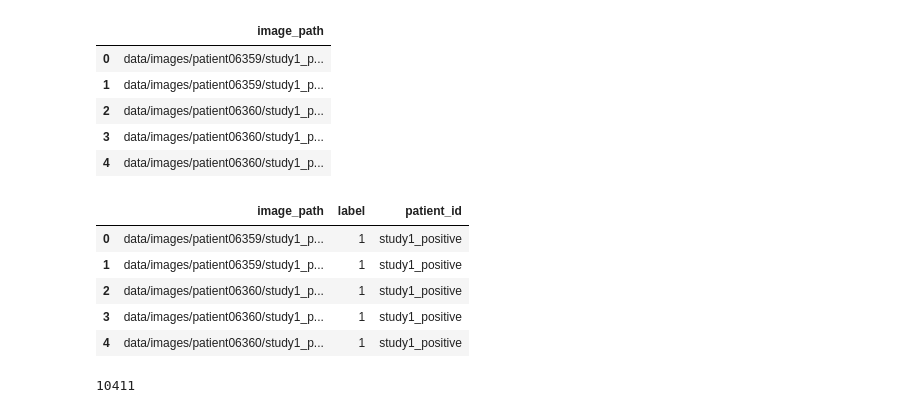
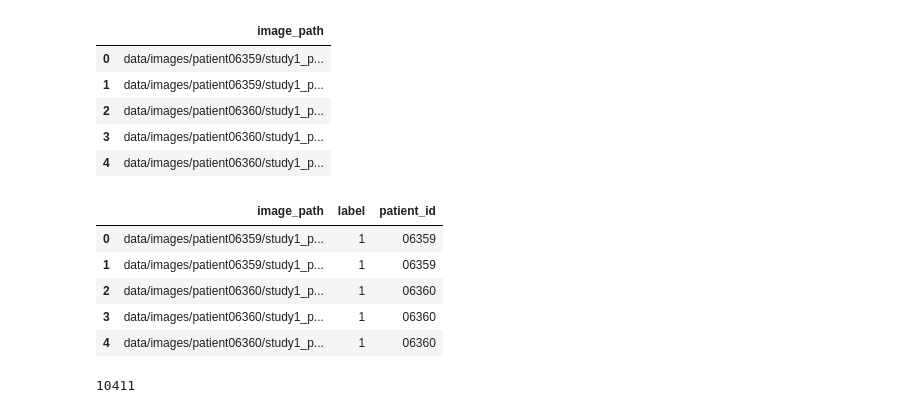
Before and after one commit to tsbrandon1010/MURA-CNN-Classification, a Jupyter notebook: term_project_ThomasB.ipynb, the cells around one changed output. Cells and saved outputs as stored; diff of their text form; code cells hidden in the pictures.

```diff
--- a/term_project_ThomasB.ipynb
+++ b/term_project_ThomasB.ipynb
@@ -20,15 +20,15 @@ image_paths.head()
 | 4 | data/images/patient06360/study1_p... |
 # %%
 image_paths['label'] = image_paths['image_path'].map(lambda x:1 if 'positive' in x else 0)
-image_paths['patient_id']  = image_paths['image_path'].apply(lambda x: x.split('/')[3].replace('patient',''))
+image_paths['patient_id']  = image_paths['image_path'].apply(lambda x: x.split('/')[2].replace('patient',''))
 image_paths.head()
 # %% [output]
 |  | image_path | label | patient_id |
-| 0 | data/images/patient06359/study1_p... | 1 | study1_positive |
-| 1 | data/images/patient06359/study1_p... | 1 | study1_positive |
-| 2 | data/images/patient06360/study1_p... | 1 | study1_positive |
-| 3 | data/images/patient06360/study1_p... | 1 | study1_positive |
-| 4 | data/images/patient06360/study1_p... | 1 | study1_positive |
+| 0 | data/images/patient06359/study1_p... | 1 | 06359 |
+| 1 | data/images/patient06359/study1_p... | 1 | 06359 |
+| 2 | data/images/patient06360/study1_p... | 1 | 06360 |
+| 3 | data/images/patient06360/study1_p... | 1 | 06360 |
+| 4 | data/images/patient06360/study1_p... | 1 | 06360 |
 # %%
 print(image_paths['image_path'].size)
 # %% [output]
```
